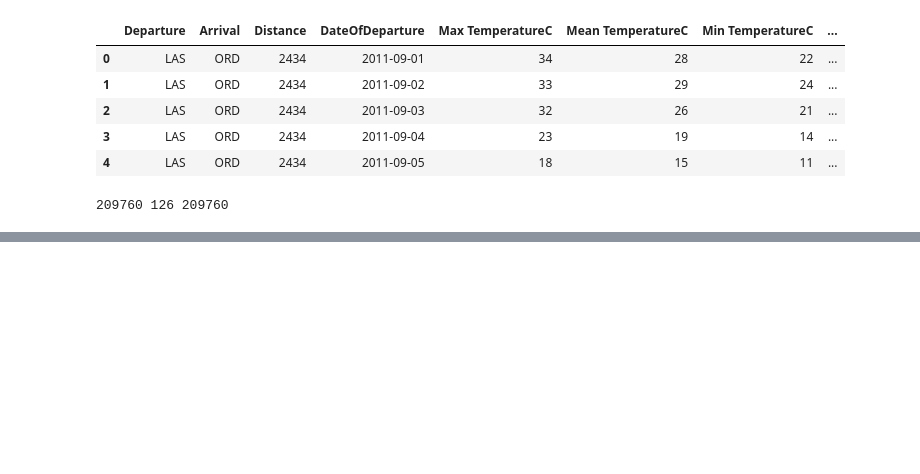
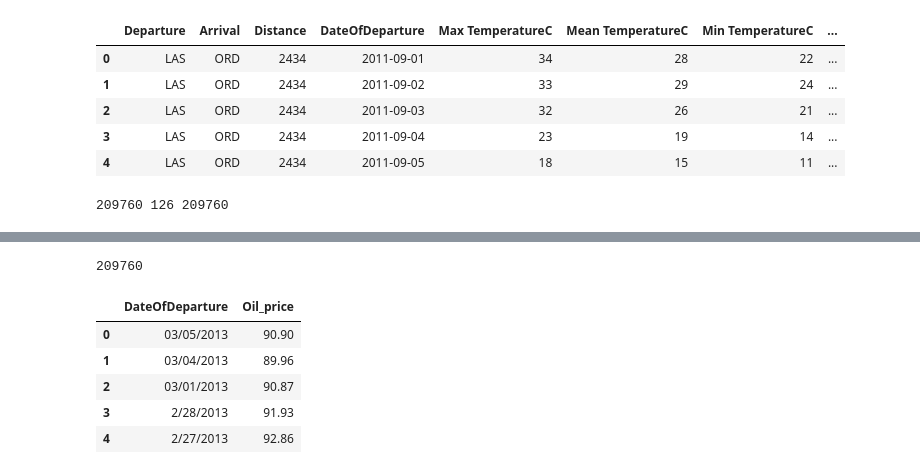
Before and after one commit to AdrienToulouse/Predicting_air_traffic, a Jupyter notebook: External_data.ipynb, the cells around one changed output, grey strips where cells are left out. Drawn from its saved outputs; the diff is of its cells as text; code cells hidden in the pictures; blank space fills up the shorter version.

```diff
--- a/External_data.ipynb
+++ b/External_data.ipynb
@@ -117,0 +179,4 @@ X_ext.isnull().sum()
+# %%
+X_ext_6.iloc[:,4].count()
+# %% [output]
+209760
@@ -117,0 +185,10 @@ X_ext.isnull().sum()
+# %%
+X_oil = pd.read_csv('submissions/external_data/Oil_price.csv', sep=';')
+X_oil.head()
+# %% [output]
+|  | DateOfDeparture | Oil_price |
+| 0 | 03/05/2013 | 90.90 |
+| 1 | 03/04/2013 | 89.96 |
+| 2 | 03/01/2013 | 90.87 |
+| 3 | 2/28/2013 | 91.93 |
+| 4 | 2/27/2013 | 92.86 |
```
Also changed, not shown: parts of 8 cells of this notebook, 5 other files.
